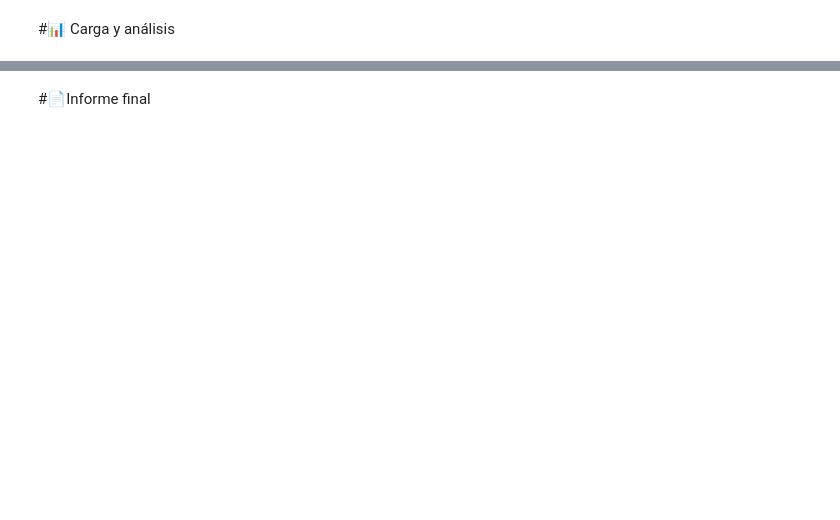
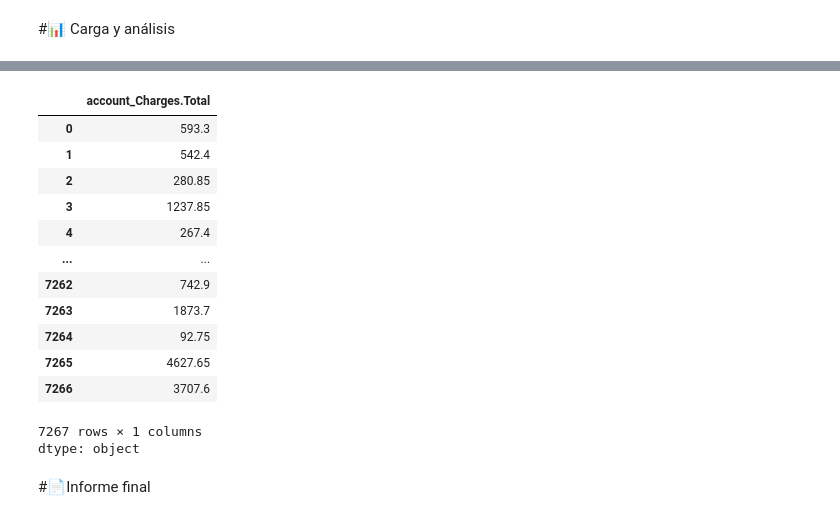
Before and after one commit to Emmanuel2000x/TelecomX, a Jupyter notebook: TelecomX_LATAM.ipynb, the cells around one changed output, grey strips where cells are left out. Saved outputs shown, nothing was run; the diff lists cells and outputs as text; code cells hidden in the pictures; blank space fills up the shorter version.

```diff
--- a/TelecomX_LATAM.ipynb
+++ b/TelecomX_LATAM.ipynb
@@ -81,2 +290,19 @@ Index(['customerID', 'Churn', 'customer_gender', 'customer_SeniorCitizen',
+# %%
+flatt_DF['account_Charges.Total']
+# %% [output]
+|  | account_Charges.Total |
+| 0 | 593.3 |
+| 1 | 542.4 |
+| 2 | 280.85 |
+| 3 | 1237.85 |
+| 4 | 267.4 |
+| ... | ... |
+| 7262 | 742.9 |
+| 7263 | 1873.7 |
+| 7264 | 92.75 |
+| 7265 | 4627.65 |
+| 7266 | 3707.6 |
+7267 rows × 1 columns
+dtype: object
 # %% [markdown]
 #📄Informe final
```
Also changed, not shown: parts of 28 cells of this notebook.
